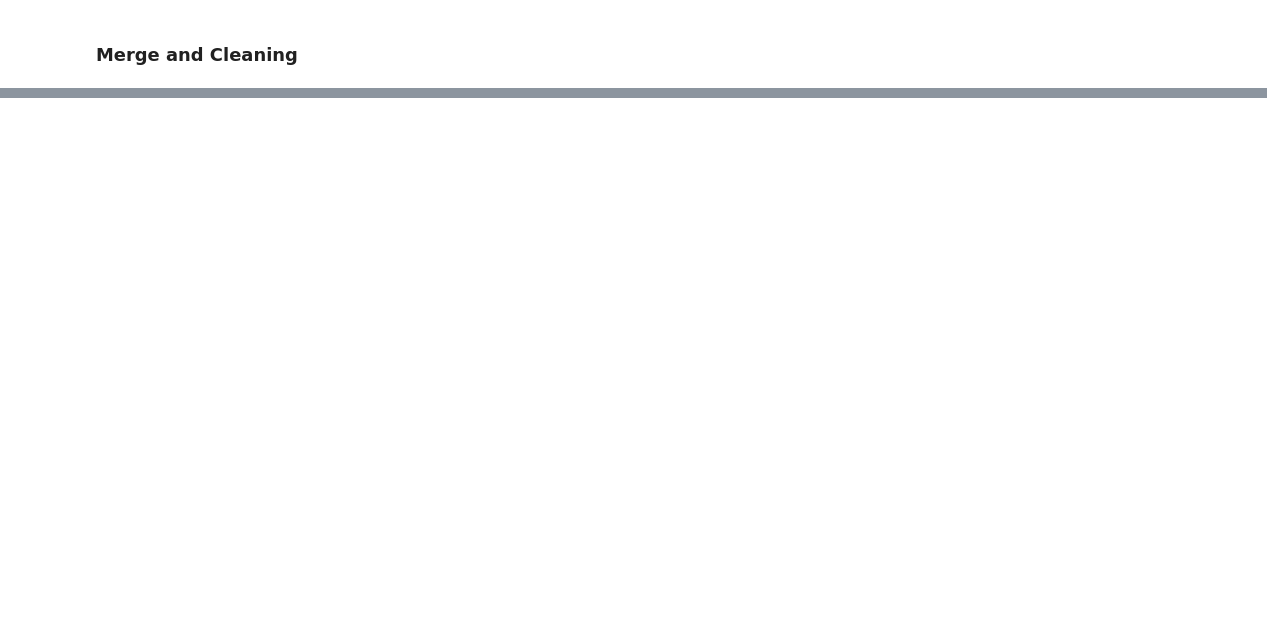
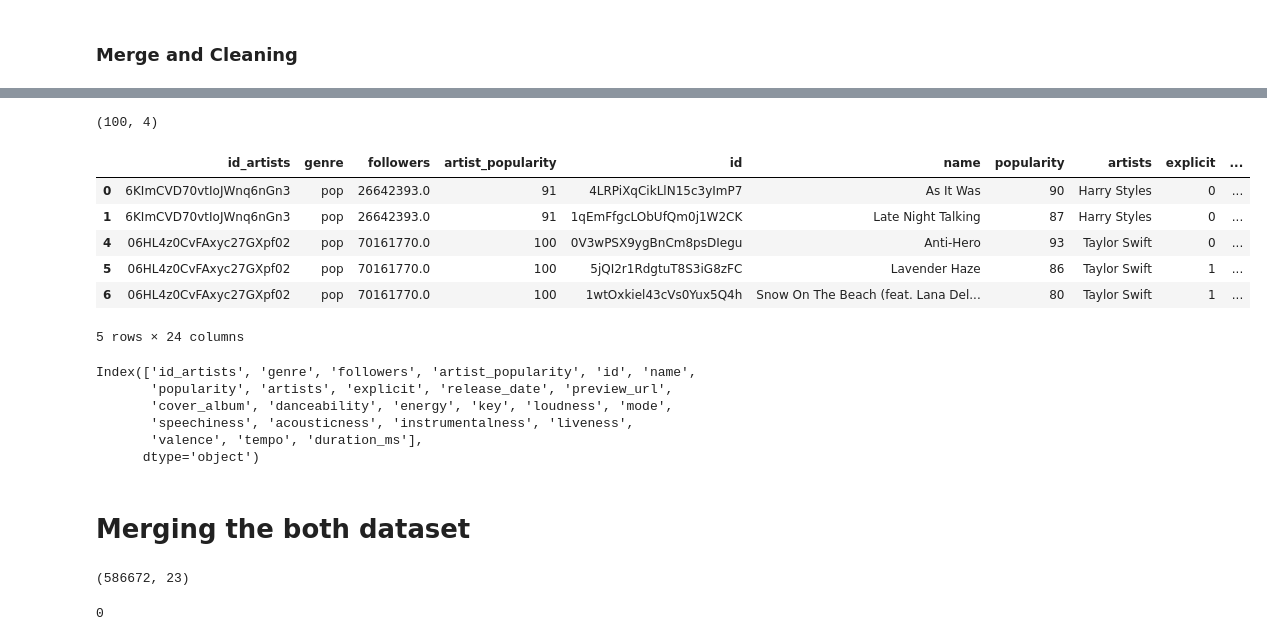
Before and after one commit to dmassonfr/Spotify_hit_predictor, a Jupyter notebook: notebooks/API Exploration.ipynb, the cells around one changed output, grey strips where cells are left out. Saved outputs shown, nothing was run; the diff lists cells and outputs as text; code cells hidden in the pictures; blank space fills up the shorter version.

Commit message:
Template to merge API dataset with the kaggle dataset done

```diff
--- a/notebooks/API Exploration.ipynb
+++ b/notebooks/API Exploration.ipynb
@@ -130,0 +227,3 @@ data.head()
+# %%
+# Selecting the genre columns , for each row remove brackets
+data_artist['genre'] = data_artist['genre'].apply(lambda x: ', '.join(map(str, x)))
@@ -130,0 +239,34 @@ data.head()
+# %%
+data_artist.shape
+# %% [output]
+(100, 4)
+# %%
+# Cahnge the id to id_artists
+data_artist.rename(columns={'id': 'id_artists'}, inplace=True)
+# %%
+# Merging the playlist with the artists
+data_nova = data_artist.merge(data, on='id_artists', )
+# %%
+# Rremoving duplicated
+data_nova.drop_duplicates(inplace=True)
+# %%
+data_nova.head()
+# %% [output]
+|  | id_artists | genre | followers | artist_popularity | id | name | popularity | artists | explicit | ... |
+| 0 | 6KImCVD70vtIoJWnq6nGn3 | pop | 26642393.0 | 91 | 4LRPiXqCikLlN15c3yImP7 | As It Was | 90 | Harry Styles | 0 | ... |
+| 1 | 6KImCVD70vtIoJWnq6nGn3 | pop | 26642393.0 | 91 | 1qEmFfgcLObUfQm0j1W2CK | Late Night Talking | 87 | Harry Styles | 0 | ... |
+| 4 | 06HL4z0CvFAxyc27GXpf02 | pop | 70161770.0 | 100 | 0V3wPSX9ygBnCm8psDIegu | Anti-Hero | 93 | Taylor Swift | 0 | ... |
+| 5 | 06HL4z0CvFAxyc27GXpf02 | pop | 70161770.0 | 100 | 5jQI2r1RdgtuT8S3iG8zFC | Lavender Haze | 86 | Taylor Swift | 1 | ... |
+| 6 | 06HL4z0CvFAxyc27GXpf02 | pop | 70161770.0 | 100 | 1wtOxkiel43cVs0Yux5Q4h | Snow On The Beach (feat. Lana Del... | 80 | Taylor Swift | 1 | ... |
+5 rows × 24 columns
+# %%
+data_nova.columns
+# %% [output]
+Index(['id_artists', 'genre', 'followers', 'artist_popularity', 'id', 'name',
+       'popularity', 'artists', 'explicit', 'release_date', 'preview_url',
+       'cover_album', 'danceability', 'energy', 'key', 'loudness', 'mode',
+       'speechiness', 'acousticness', 'instrumentalness', 'liveness',
+       'valence', 'tempo', 'duration_ms'],
+      dtype='object')
+# %% [markdown]
+# Merging the both dataset
@@ -130,0 +275,10 @@ data.head()
+# %%
+#Cheking the shape
+kaggle.shape
+# %% [output]
+(586672, 23)
+# %%
+# Duplicated ?
+kaggle.duplicated().sum()
+# %% [output]
+0
```
Also changed, not shown: parts of 44 cells of this notebook.
